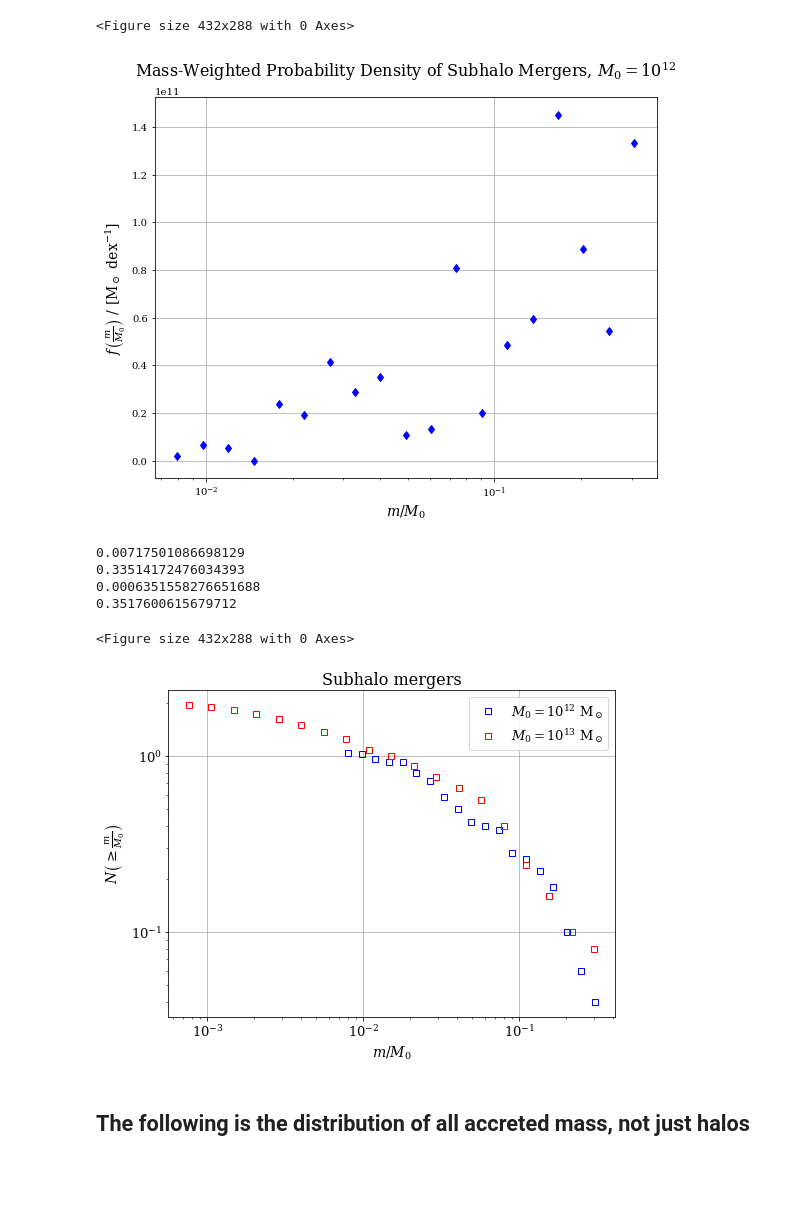
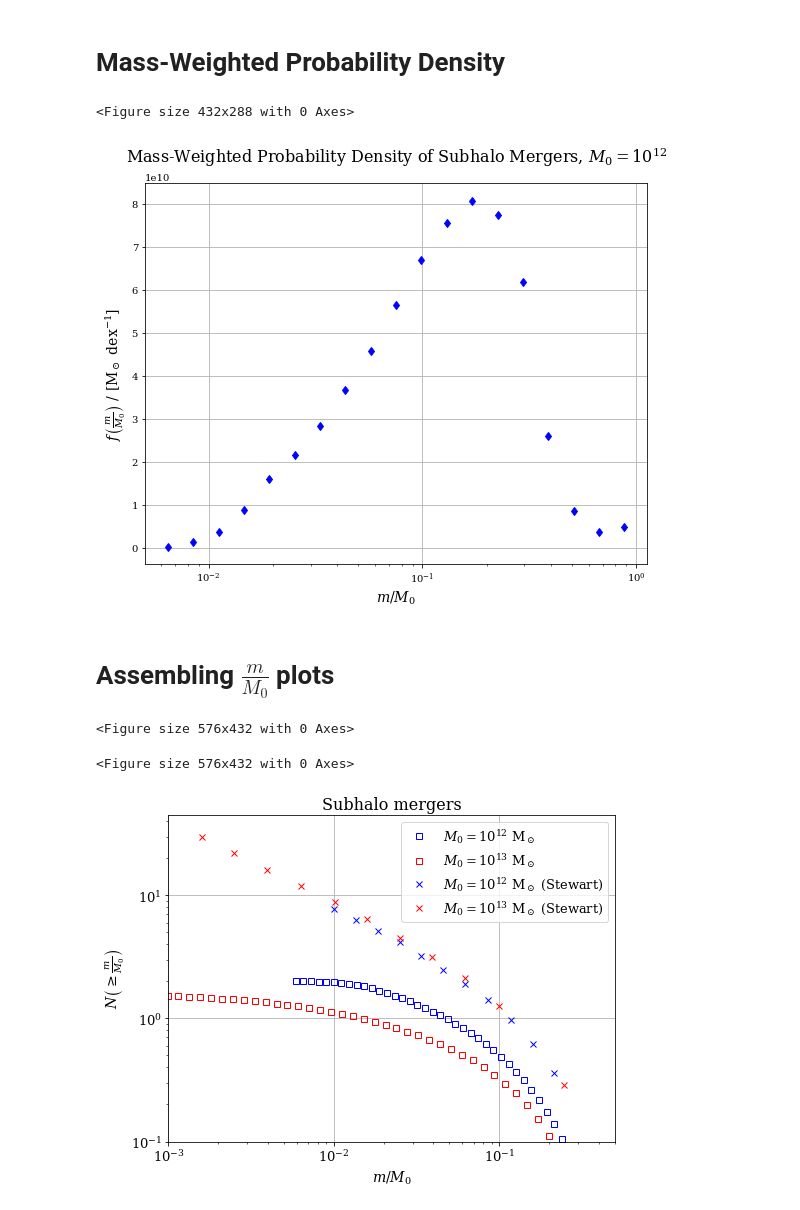
Before and after one commit to patricks1/mergers, a Jupyter notebook: gendistribution_tester.ipynb, the cells around one changed output. Cells and saved outputs as stored; diff of their text form; code cells hidden in the pictures; blank space fills up the shorter version.

```diff
--- a/gendistribution_tester.ipynb
+++ b/gendistribution_tester.ipynb
@@ -35,6 +17,6 @@ The backend was *originally* set to 'module://ipykernel.pylab.backend_inline' by
 # %%
 masswidth=0.5
-n=50
+n=None
 catalog_kind='subhalo'
 # %%
 cat12=mm.Mergerdata(12.,masswidth,catalog_kind=catalog_kind,n=n)
@@ -91,18 +71,22 @@ generating family trees for 50 main progenitors
 # %%
-Nbins=50.
-
 def N_gmratio(cat):
     lowerbound=min(cat.mratios)
     upperbound=max(cat.mratios)
-    print lowerbound
-    print upperbound
+    #print lowerbound
+    #print upperbound
     bins=np.logspace(np.log10(lowerbound),np.log10(upperbound),Nbins)
     midbins=(bins[:-1]+bins[1:])/2
-    N=plt.hist(cat.mratios,bins)[0]
+
+    fig=plt.figure(figsize=(8,6))
+    ax=fig.add_subplot(1,1,1)
+    N_gmratio=ax.hist(cat.mratios,
+              weights=np.repeat(1./len(cat.halis[0]),
+                                len(cat.mratios)),
+              bins=bins,cumulative=-1)[0]
+    ax.set_yscale('log')
+    ax.set_xscale('log')
+    #N=plt.hist(cat.mratios,bins)[0]
     plt.clf()
-
-    N=N/len(cat.halis[0])
-    N_gmratio=np.array([N[i:].sum() for i in np.arange(len(N))]) #N(>=m/m0) --- avg number of mergers that occured with ratios greater than or equal to the given m/m0
 
     return N_gmratio,midbins
 
@@ -123,3 +124,5 @@ def prob_mw(cat):
+# %% [markdown]
+# Mass-Weighted Probability Density
 # %%
 Nbins=20.
 
@@ -141,36 +144,49 @@ ax.grid()
 plt.show()
 # %% [output]
 <Figure size 432x288 with 0 Axes>
-[figure, old version]
+[figure, new version]
+# %% [markdown]
+# Assembling $\frac{m}{M_0}$ plots
 # %%
+Nbins=50.
+
 N_gmratio12,midbins12= N_gmratio(cat12)
 N_gmratio13,midbins13= N_gmratio(cat13)
 # %% [output]
-0.00717501086698129
-0.33514172476034393
-0.0006351558276651688
-0.3517600615679712
+<Figure size 576x432 with 0 Axes>
-<Figure size 432x288 with 0 Axes>
+<Figure size 576x432 with 0 Axes>
+# %%
+midbins_s_12,N_gmratio_s_12=np.loadtxt('stewart12m_M0.csv',
+                                              delimiter=',',
+                                              unpack=True)
+midbins_s_13,N_gmratio_s_13=np.loadtxt('stewart13m_M0.csv',
+                                              delimiter=',',
+                                              unpack=True)
 # %%
 fig=plt.figure(figsize=(8,6))
 ax=fig.add_subplot(1,1,1)
 
 ax.loglog(midbins12,N_gmratio12,'s',mec='b',mfc='None',label='$M_0=10^{12}$ M$_\odot$')
 ax.loglog(midbins13,N_gmratio13,'s',mec='r',mfc='None',label='$M_0=10^{13}$ M$_\odot$')
 
+#'''
+ax.loglog(midbins_s_12,N_gmratio_s_12,'x',mec='b',mfc='None',
+          label='$M_0=10^{12}$ M$_\odot$ (Stewart)')
+ax.loglog(midbins_s_13,N_gmratio_s_13,'x',mec='r',mfc='None',
+          label='$M_0=10^{13}$ M$_\odot$ (Stewart)')
+#'''
+
 #ax.set_title('$M_0=10^{{{0:0.0f}}}$ halo mergers'.
 #             format(mainbranches.mhal0),fontsize=16)
 ax.set_title('Subhalo mergers',fontsize=16)
 ax.set_xlabel('$m/M_0$',fontsize=14)
 ax.set_ylabel('$N\left(\geq\\frac{m}{M_0}\\right)$',fontsize=14)
-#ax.set_xlim(10.**-3.,10.**-0.3)
-#ax.set_ylim(10.**-1.,10**1.65)
+ax.set_xlim(10.**-3.,10.**-0.3)
+ax.set_ylim(10.**-1.,10**1.65)
 ax.tick_params(axis='both',labelsize=13)
 ax.legend(fontsize=13)
 ax.grid()
 
 plt.show()
 # %% [output]
-[figure, old version]
+[figure, new version]
-# %% [markdown]
-## The following is the distribution of all accreted mass, not just halos
```
Also changed, not shown: parts of 18 cells of this notebook, 27 other files.
